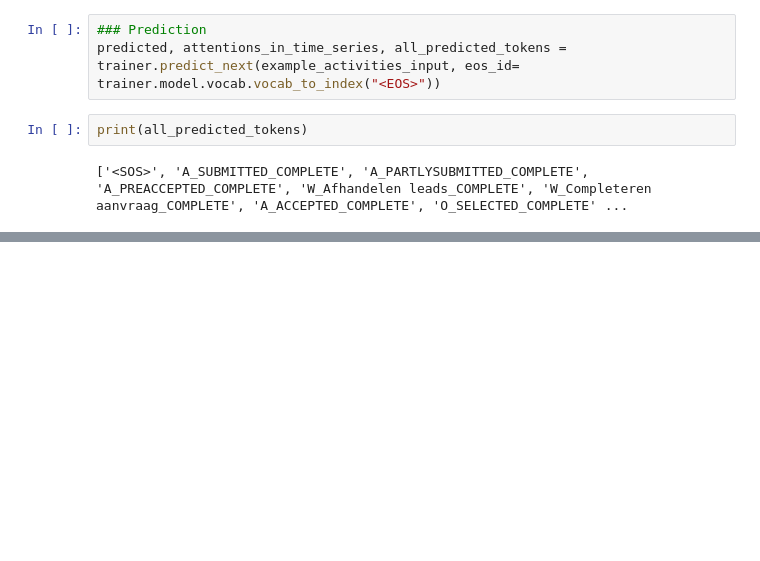
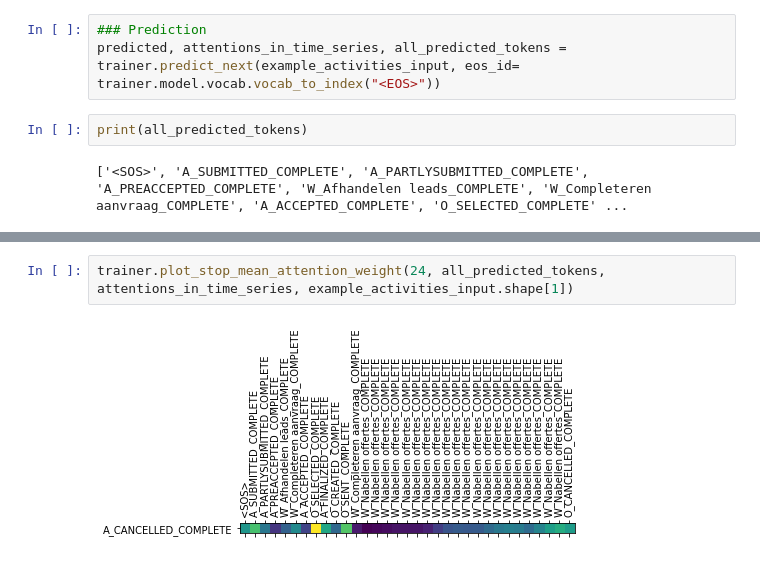
Before and after one commit to ChihchengHsieh/LINDA-BN-Eventlog-TF, a Jupyter notebook: TransformerAttentionMapExplore.ipynb, the cells around one changed output, grey strips where cells are left out. Drawn from its saved outputs; the diff is of its cells as text; blank space fills up the shorter version.

```diff
--- a/TransformerAttentionMapExplore.ipynb
+++ b/TransformerAttentionMapExplore.ipynb
@@ -92,0 +94,4 @@ trainer.plot_stop_mean_attention_weight(3, all_predicted_tokens, attentions_in_t
+# %%
+trainer.plot_stop_mean_attention_weight(24, all_predicted_tokens, attentions_in_time_series, example_activities_input.shape[1])
+# %% [output]
+[figure, added]
```
Also changed, not shown: parts of 4 cells of this notebook, 45 other files.
